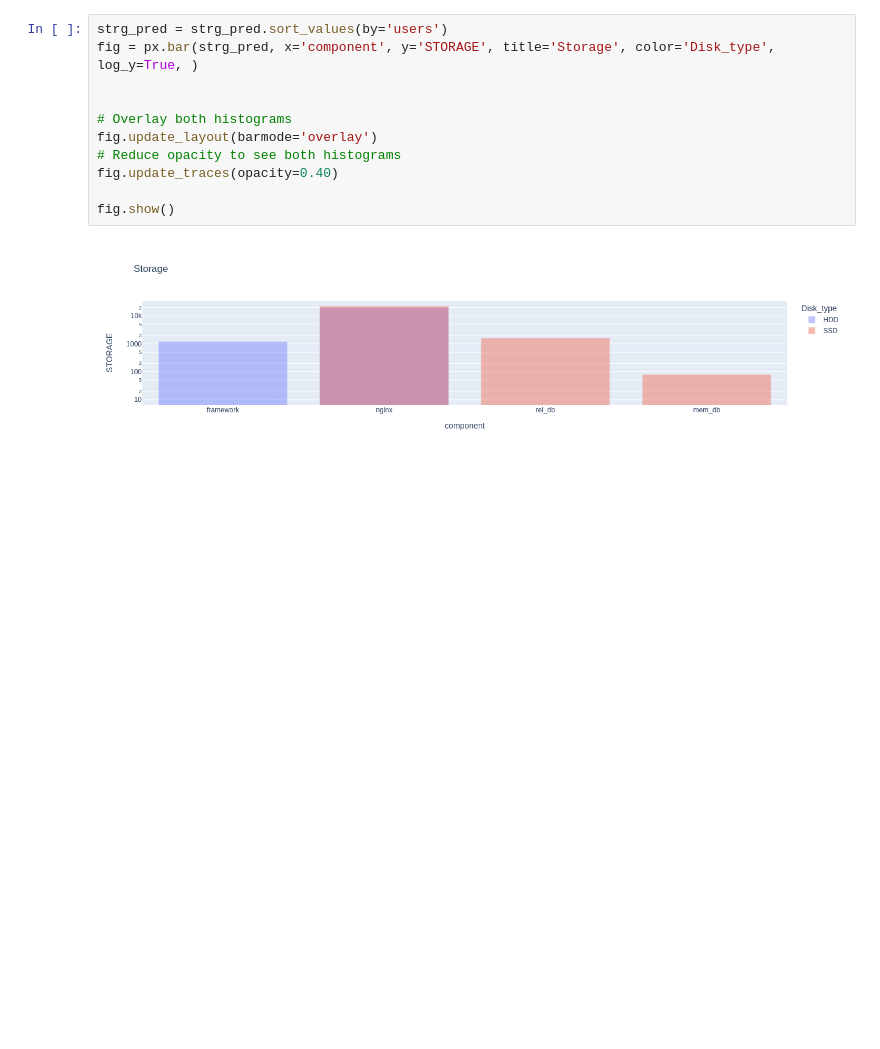
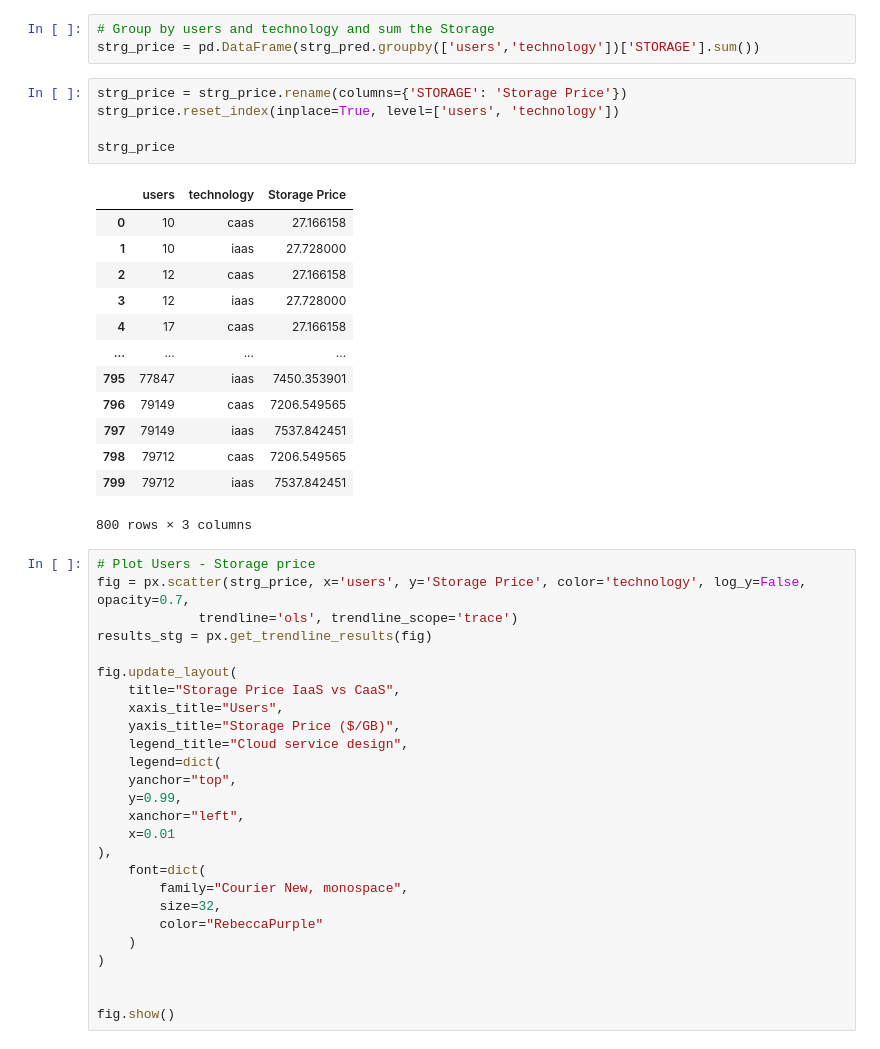
Before and after one commit to gfragi/cloudCasestudy, a Jupyter notebook: pricing.ipynb, the cells around one changed output. Cells and saved outputs as stored; diff of their text form; blank space fills up the shorter version.

```diff
--- a/pricing.ipynb
+++ b/pricing.ipynb
@@ -70,13 +163,48 @@ fig.show()
+# %%
+# Group by users and technology and sum the Storage
+strg_price = pd.DataFrame(strg_pred.groupby(['users','technology'])['STORAGE'].sum())
+# %%
+strg_price = strg_price.rename(columns={'STORAGE': 'Storage Price'})
+strg_price.reset_index(inplace=True, level=['users', 'technology'])
+
+strg_price
+# %% [output]
+|  | users | technology | Storage Price |
+| 0 | 10 | caas | 27.166158 |
+| 1 | 10 | iaas | 27.728000 |
+| 2 | 12 | caas | 27.166158 |
+| 3 | 12 | iaas | 27.728000 |
+| 4 | 17 | caas | 27.166158 |
+| ... | ... | ... | ... |
+| 795 | 77847 | iaas | 7450.353901 |
+| 796 | 79149 | caas | 7206.549565 |
+| 797 | 79149 | iaas | 7537.842451 |
+| 798 | 79712 | caas | 7206.549565 |
+| 799 | 79712 | iaas | 7537.842451 |
+800 rows × 3 columns
 # %%
-strg_pred = strg_pred.sort_values(by='users')
-fig = px.bar(strg_pred, x='component', y='STORAGE', title='Storage', color='Disk_type', log_y=True, )
+# Plot Users - Storage price
+fig = px.scatter(strg_price, x='users', y='Storage Price', color='technology', log_y=False, opacity=0.7,
+             trendline='ols', trendline_scope='trace')
+results_stg = px.get_trendline_results(fig)
+
+fig.update_layout(
+    title="Storage Price IaaS vs CaaS",
+    xaxis_title="Users",
+    yaxis_title="Storage Price ($/GB)",
+    legend_title="Cloud service design",
+    legend=dict(
+    yanchor="top",
+    y=0.99,
+    xanchor="left",
+    x=0.01
+),
+    font=dict(
+        family="Courier New, monospace",
+        size=32,
+        color="RebeccaPurple"
+    )
+)
 
 
-# Overlay both histograms
-fig.update_layout(barmode='overlay')
-# Reduce opacity to see both histograms
-fig.update_traces(opacity=0.40)
-
 fig.show()
-# %% [output]
-[figure, removed]
```
Also changed, not shown: parts of 16 cells of this notebook, 20 other files.
